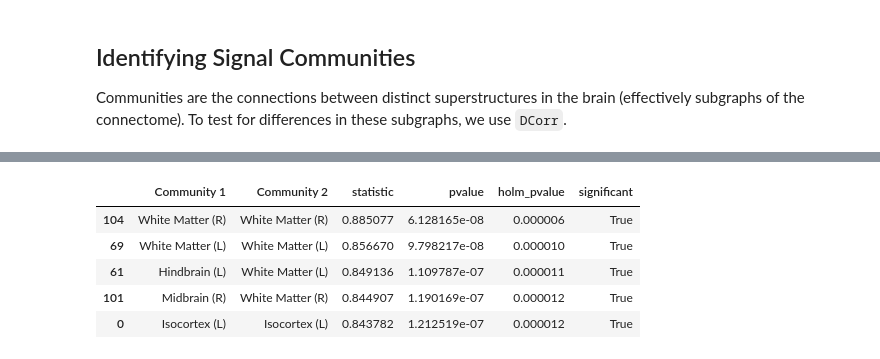
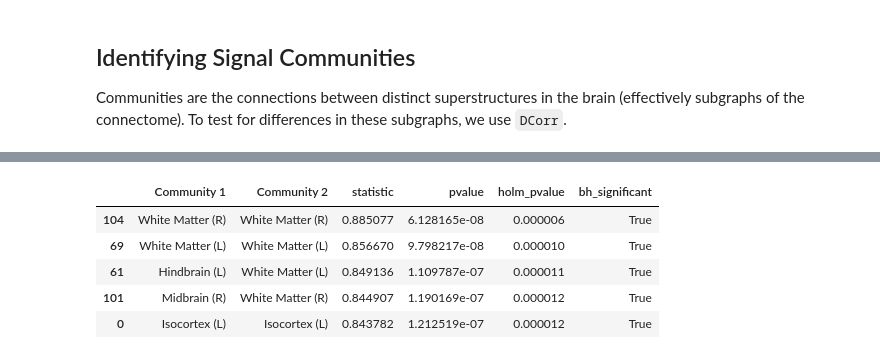
Before and after one commit to neurodata/MCC, a Jupyter notebook: code/4a_identifying_signal_components.ipynb, the cells around one changed output, grey strips where cells are left out. Saved outputs shown, nothing was run; the diff lists cells and outputs as text; code cells hidden in the pictures.

```diff
--- a/code/4a_identifying_signal_components.ipynb
+++ b/code/4a_identifying_signal_components.ipynb
@@ -99,3 +111,4 @@ comparisons on the upper triangle of the adjacency matrices.
 # %%
 # Make iterator for traversing the upper triangle of the connectome
 indices = zip(*np.triu_indices(n_vertices, 1))
+n_tests = len(np.triu_indices(n_vertices, 1)[0])
@@ -102,7 +117,7 @@ indices = zip(*np.triu_indices(n_vertices, 1))
 # %%
 edge_pvals = []
 
-for roi_i, roi_j in indices:
+for roi_i, roi_j in tqdm(indices, total=n_tests):
 
     # Get the (i,j)-th edge for each connectome
     samples = [genotype[:, roi_i, roi_j] for genotype in connectomes]
@@ -144,16 +161,13 @@ signal_edges.sort_values(by="pvalue", inplace=True, ignore_index=True)
 alpha = 0.05
 
 # Holm-Bonferroni correct p-values
-_, holm_pvalue, _, _ = multipletests(
-    signal_edges["pvalue"], alpha=alpha, method="holm"
-)
+_, holm_pvalue, _, _ = multipletests(signal_edges["pvalue"], alpha=alpha, method="holm")
 signal_edges["holm_pvalue"] = holm_pvalue
 
 # Benjamini-Hochberg correct p-values
 m = len(signal_edges)
 correction = sum((1 / i for i in range(1, m + 1)))
-alpha = alpha / correction
-reject, _, _, _ = fdrcorrection(signal_edges["pvalue"], alpha=alpha / correction, method="indep", is_sorted=True)
+reject, _, _, _ = multipletests(signal_edges["pvalue"], alpha=alpha / correction, method="fdr_bh", is_sorted=True)
 signal_edges["bh_significant"] = reject
 
 signal_edges.sort_values(by="pvalue", inplace=True, ignore_index=True)
@@ -328,16 +352,13 @@ signal_vertices <- data.frame(ROI=unique(omni$ROI), pillai=pillai, F=F, num.df=n
 # %%
 # Correct p-values
 signal_vertices.sort_values(by="pvalue", inplace=True, ignore_index=True)
-_, holm_pvalue, _, _ = multipletests(
-    signal_vertices["pvalue"], alpha=0.05, method="holm"
-)
+_, holm_pvalue, _, _ = multipletests(signal_vertices["pvalue"], alpha=0.05, method="holm")
 signal_vertices["holm_pvalue"] = holm_pvalue
 
 # Benjamini-Hochberg correct p-values
 m = len(signal_vertices)
 correction = sum((1 / i for i in range(1, m + 1)))
-alpha = alpha / correction
-reject, _, _, _ = fdrcorrection(signal_vertices["pvalue"], alpha=alpha / correction, method="indep", is_sorted=True)
+reject, _, _, _ = multipletests(signal_vertices["pvalue"], alpha=alpha / correction, method="fdr_bh", is_sorted=True)
 signal_vertices["bh_significant"] = reject
 
 signal_edges.sort_values(by="pvalue", inplace=True, ignore_index=True)
@@ -419,25 +454,24 @@ for (_, community_1), (_, community_2) in combinations_with_replacement(
 # %%
 signal_communities = pd.DataFrame(
     signal_communities, columns=["Community 1", "Community 2", "statistic", "pvalue"]
 )
 
 # Correct p-values
 signal_communities = signal_communities.sort_values(["pvalue"])
 reject, holm_pvalue, _, _ = multipletests(
     signal_communities["pvalue"], alpha=0.05, method="holm"
 )
 signal_communities["holm_pvalue"] = holm_pvalue
 
 # Benjamini-Hochberg correct p-values
 m = len(signal_communities)
 correction = sum((1 / i for i in range(1, m + 1)))
-alpha = alpha / correction
-reject, _, _, _ = fdrcorrection(signal_communities["pvalue"], alpha=alpha / correction, method="indep", is_sorted=True)
+reject, _, _, _ = multipletests(signal_communities["pvalue"], alpha=alpha / correction, method="fdr_bh", is_sorted=True)
 signal_communities["bh_significant"] = reject
 
 signal_communities.head()
 # %% [output]
-|  | Community 1 | Community 2 | statistic | pvalue | holm_pvalue | significant |
+|  | Community 1 | Community 2 | statistic | pvalue | holm_pvalue | bh_significant |
 | 104 | White Matter (R) | White Matter (R) | 0.885077 | 6.128165e-08 | 0.000006 | True |
 | 69 | White Matter (L) | White Matter (L) | 0.856670 | 9.798217e-08 | 0.000010 | True |
 | 61 | Hindbrain (L) | White Matter (L) | 0.849136 | 1.109787e-07 | 0.000011 | True |
```
Also changed, not shown: parts of 31 cells of this notebook, 3 other files.
